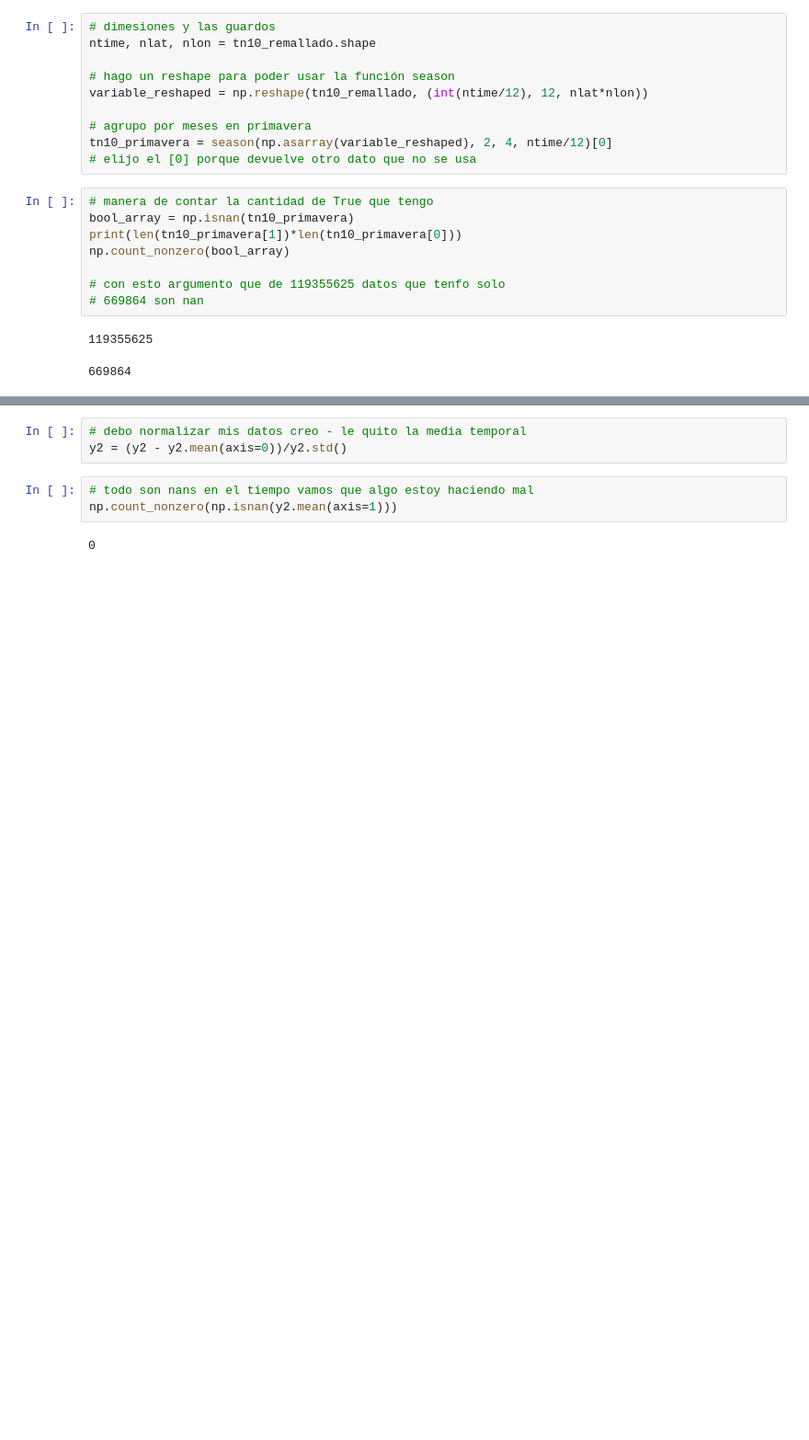
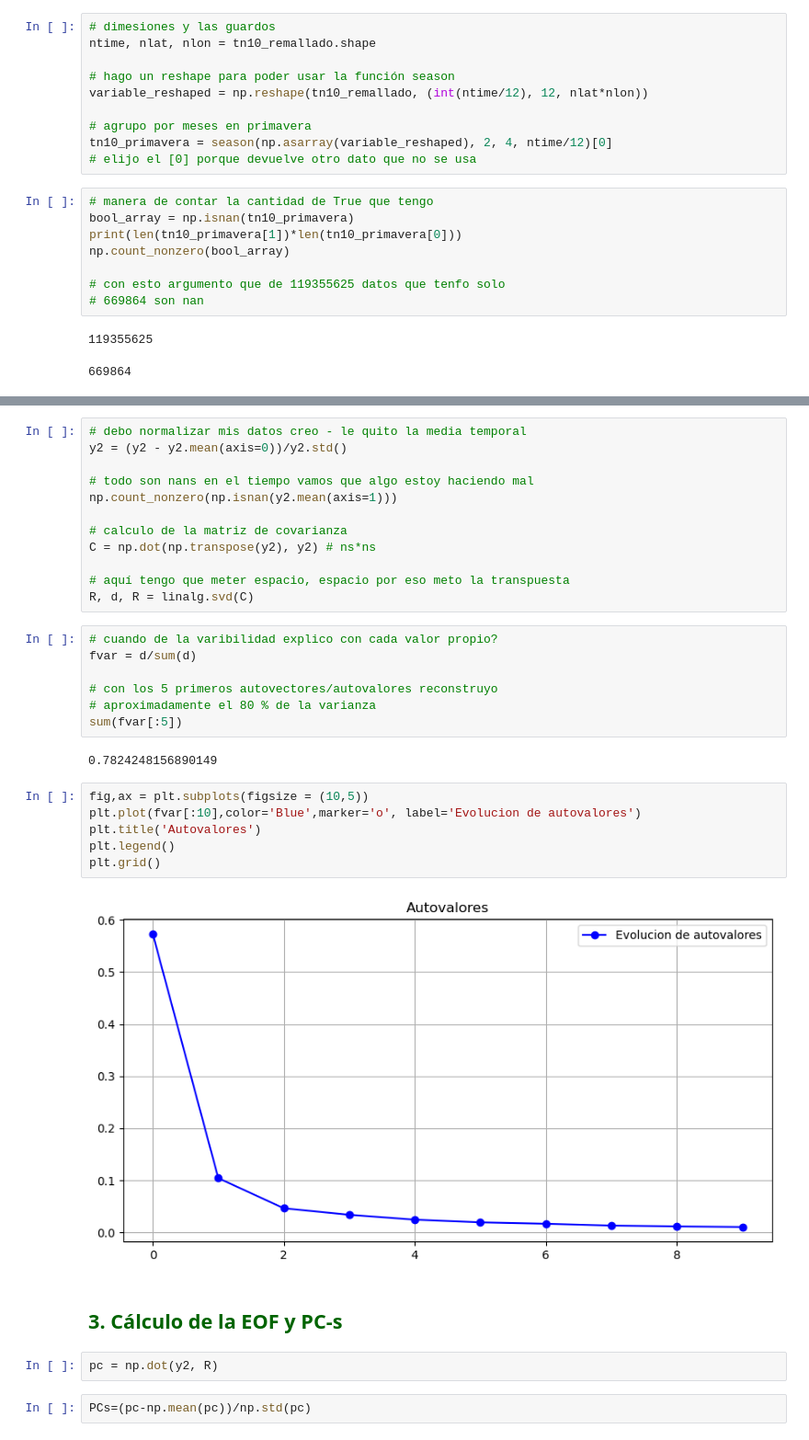
Before and after one commit to nagoremeabe/practica_3, a Jupyter notebook: parte_3.ipynb, the cells around one changed output, grey strips where cells are left out. Shown at 92% size. Drawn from its saved outputs; the diff is of its cells as text; blank space fills up the shorter version.

```diff
--- a/parte_3.ipynb
+++ b/parte_3.ipynb
@@ -159,11 +160,38 @@ def pongonans(matred,mat):
     return out
 
 y2 = quitonans(tn10_primavera)
-# %%
-# debo normalizar mis datos creo - le quito la media temporal
-y2 = (y2 - y2.mean(axis=0))/y2.std()
 # %%
+# debo normalizar mis datos creo - le quito la media temporal
+y2 = (y2 - y2.mean(axis=0))/y2.std()
+
 # todo son nans en el tiempo vamos que algo estoy haciendo mal
 np.count_nonzero(np.isnan(y2.mean(axis=1)))
+
+# calculo de la matriz de covarianza
+C = np.dot(np.transpose(y2), y2) # ns*ns
+
+# aquí tengo que meter espacio, espacio por eso meto la transpuesta
+R, d, R = linalg.svd(C)
-# %% [output]
-0
+# %%
+# cuando de la varibilidad explico con cada valor propio?
+fvar = d/sum(d)
+
+# con los 5 primeros autovectores/autovalores reconstruyo
+# aproximadamente el 80 % de la varianza
+sum(fvar[:5])
+# %% [output]
+0.7824248156890149
+# %%
+fig,ax = plt.subplots(figsize = (10,5))
+plt.plot(fvar[:10],color='Blue',marker='o', label='Evolucion de autovalores')
+plt.title('Autovalores')
+plt.legend()
+plt.grid()
+# %% [output]
+[figure, added]
+# %% [markdown]
+## <a name="id3"><span style='color:darkgreen'>3. Cálculo de la EOF y PC-s</span></a>
+# %%
+pc = np.dot(y2, R)
+# %%
+PCs=(pc-np.mean(pc))/np.std(pc)
```
Also changed, not shown: parts of 11 cells of this notebook.
